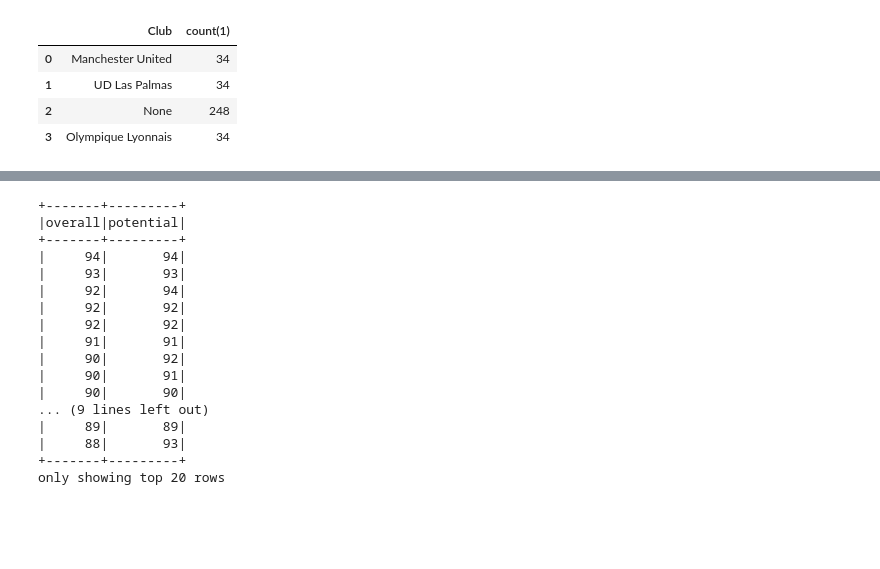
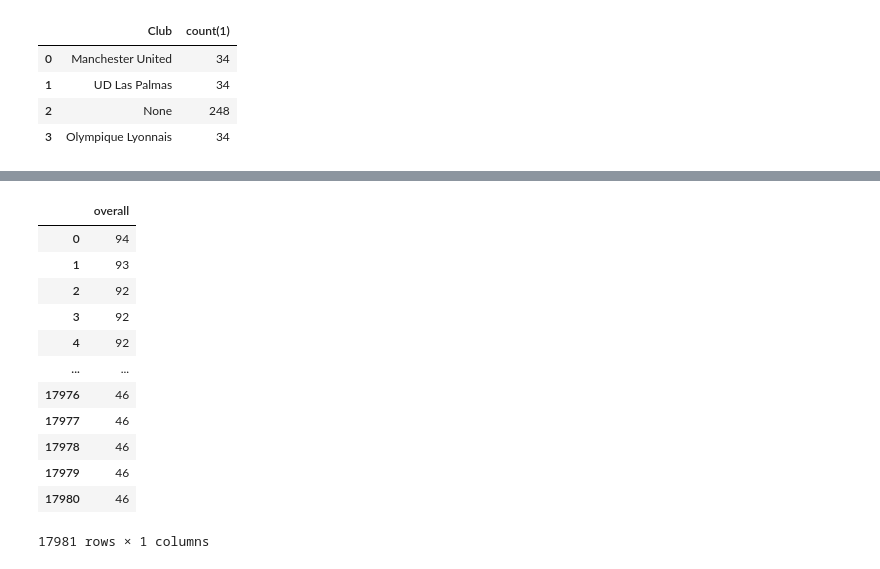
Before and after one commit to A-Nuru/SparkSQLFIFA18, a Jupyter notebook: FIFA18.ipynb, the cells around one changed output, grey strips where cells are left out. Cells and saved outputs as stored; diff of their text form; code cells hidden in the pictures; blank space fills up the shorter version.

```diff
--- a/FIFA18.ipynb
+++ b/FIFA18.ipynb
@@ -333,20 +313,18 @@ root
-# %%
-fifa_df.select('overall', 'potential').show()
-# %% [output]
-+-------+---------+
-|overall|potential|
-+-------+---------+
-|     94|       94|
-|     93|       93|
-|     92|       94|
-|     92|       92|
-|     92|       92|
-|     91|       91|
-|     90|       92|
-|     90|       91|
-|     90|       90|
-... (9 lines left out)
-|     89|       89|
-|     88|       93|
-+-------+---------+
-only showing top 20 rows
+# %%
+sqlDF = spark.sql('SELECT overall FROM FifaView')
+pandasDF = sqlDF.toPandas()
+pandasDF
+# %% [output]
+|  | overall |
+| 0 | 94 |
+| 1 | 93 |
+| 2 | 92 |
+| 3 | 92 |
+| 4 | 92 |
+| ... | ... |
+| 17976 | 46 |
+| 17977 | 46 |
+| 17978 | 46 |
+| 17979 | 46 |
+| 17980 | 46 |
+17981 rows × 1 columns
```
Also changed, not shown: parts of 2 cells of this notebook.
